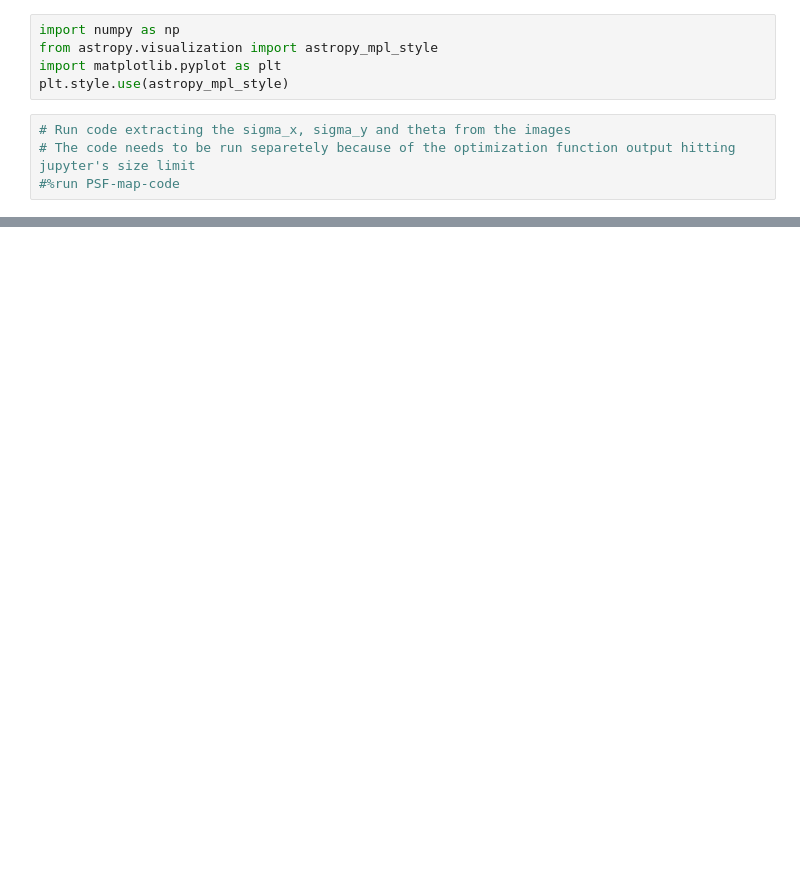
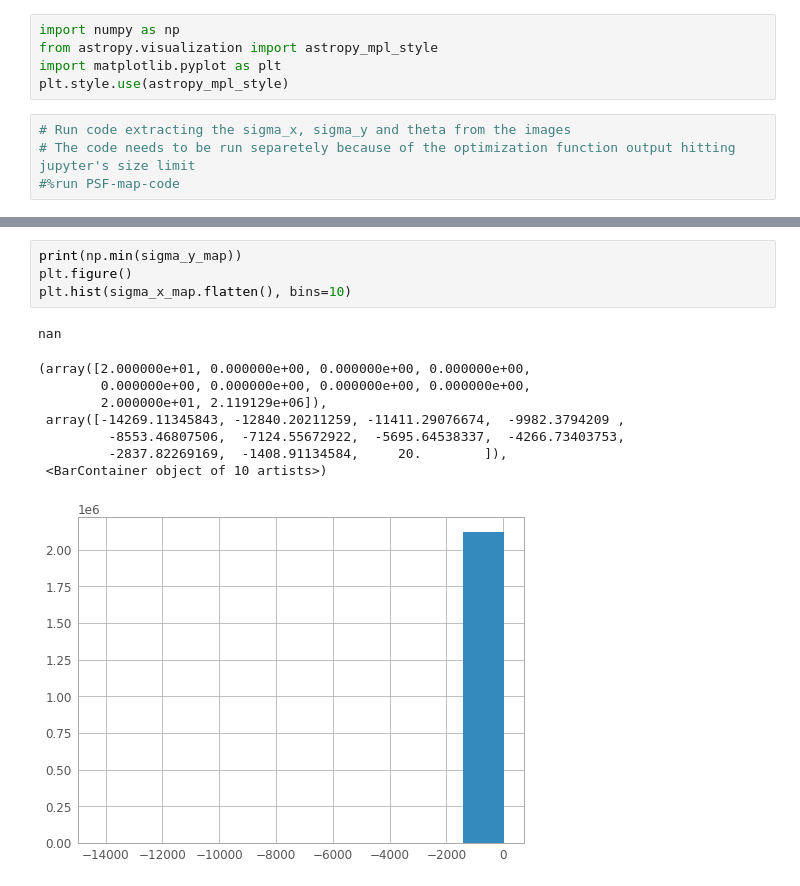
Before and after one commit to SSAEPFL/PSF, a Jupyter notebook: PSF-map.ipynb, the cells around one changed output, grey strips where cells are left out. Cells and saved outputs as stored; diff of their text form; blank space fills up the shorter version.

```diff
--- a/PSF-map.ipynb
+++ b/PSF-map.ipynb
@@ -55,0 +67,14 @@ plt.show()
+# %%
+print(np.min(sigma_y_map))
+plt.figure()
+plt.hist(sigma_x_map.flatten(), bins=10)
+# %% [output]
+nan
+(array([2.000000e+01, 0.000000e+00, 0.000000e+00, 0.000000e+00,
+        0.000000e+00, 0.000000e+00, 0.000000e+00, 0.000000e+00,
+        2.000000e+01, 2.119129e+06]),
+ array([-14269.11345843, -12840.20211259, -11411.29076674,  -9982.3794209 ,
+         -8553.46807506,  -7124.55672922,  -5695.64538337,  -4266.73403753,
+         -2837.82269169,  -1408.91134584,     20.        ]),
+ <BarContainer object of 10 artists>)
+[figure, added]
```
Also changed, not shown: parts of 3 cells of this notebook, 1 other file.
